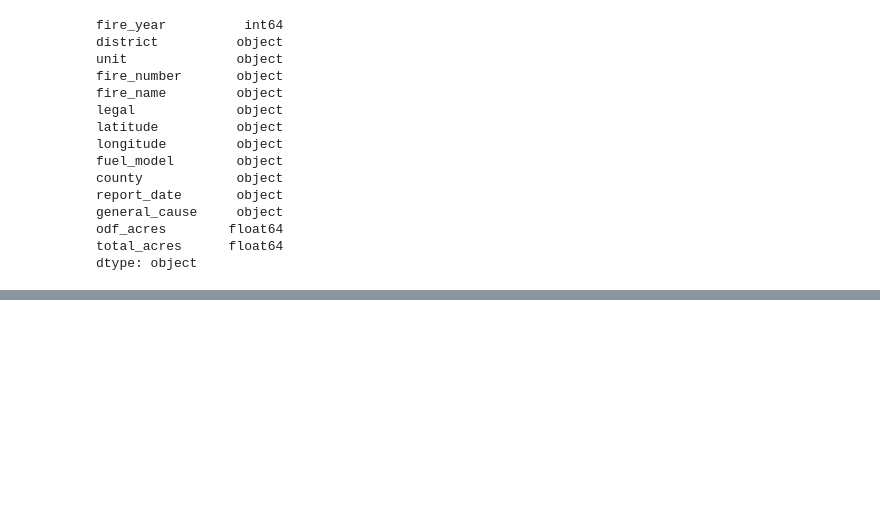
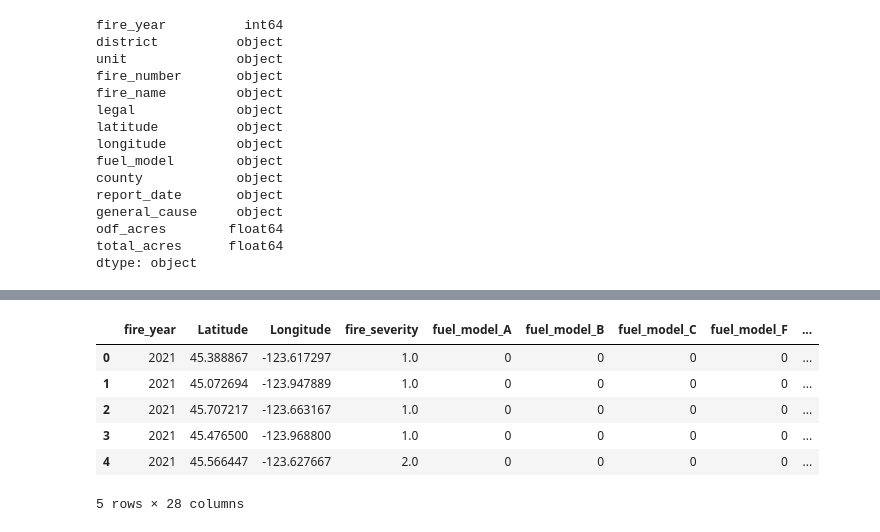
Before and after one commit to jisellejones/Predict_Wildfire_Spread, a Jupyter notebook: ML_Simple.ipynb, the cells around one changed output, grey strips where cells are left out. Cells and saved outputs as stored; diff of their text form; code cells hidden in the pictures; blank space fills up the shorter version.

```diff
--- a/ML_Simple.ipynb
+++ b/ML_Simple.ipynb
@@ -413,0 +131,10 @@ print(accuracy_score(y_test, y_pred))
+# %%
+fire_binary_encoded.head()
+# %% [output]
+|  | fire_year | Latitude | Longitude | fire_severity | fuel_model_A | fuel_model_B | fuel_model_C | fuel_model_F | ... |
+| 0 | 2021 | 45.388867 | -123.617297 | 1.0 | 0 | 0 | 0 | 0 | ... |
+| 1 | 2021 | 45.072694 | -123.947889 | 1.0 | 0 | 0 | 0 | 0 | ... |
+| 2 | 2021 | 45.707217 | -123.663167 | 1.0 | 0 | 0 | 0 | 0 | ... |
+| 3 | 2021 | 45.476500 | -123.968800 | 1.0 | 0 | 0 | 0 | 0 | ... |
+| 4 | 2021 | 45.566447 | -123.627667 | 2.0 | 0 | 0 | 0 | 0 | ... |
+5 rows × 28 columns
```
Also changed, not shown: parts of 72 cells of this notebook.
